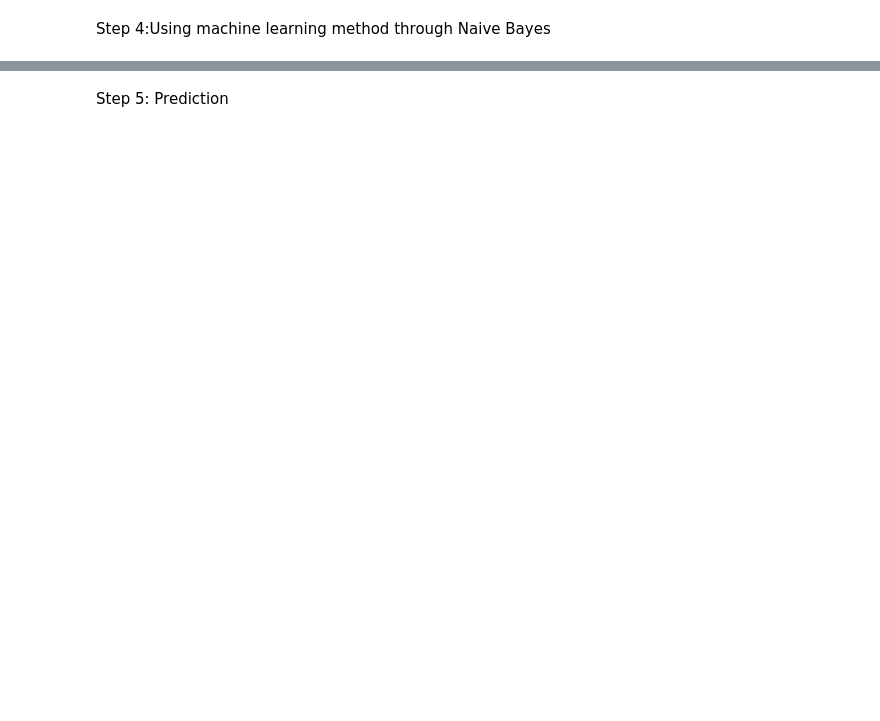
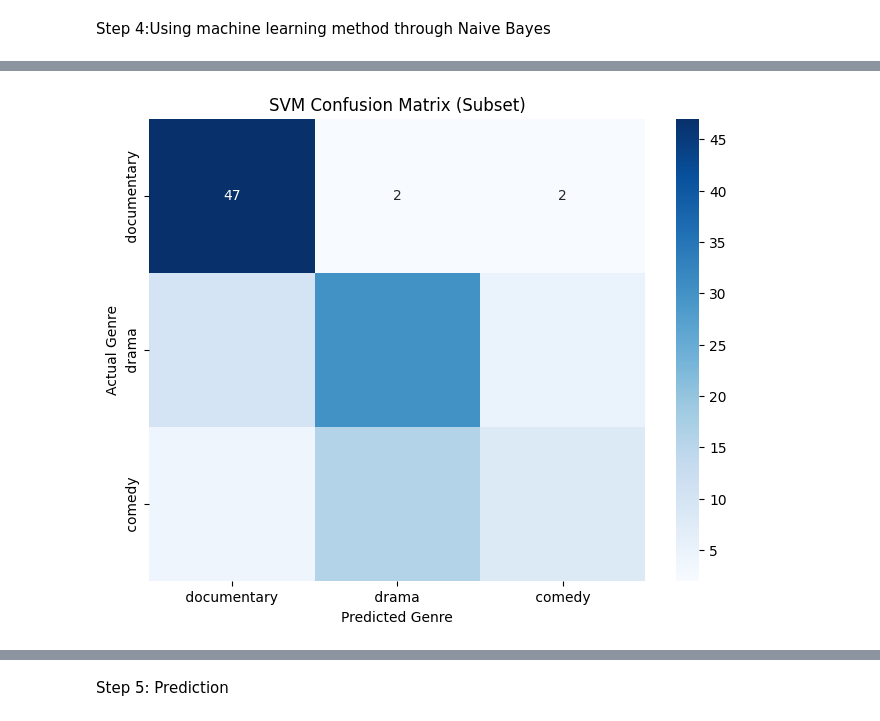
Before and after one commit to vivekkumar-akula/CODSOFT-ML-INTERNSHIP, a Jupyter notebook: Task 1:Movie Genre Classification/MovieGenreClassification.ipynb, the cells around one changed output, grey strips where cells are left out. Saved outputs shown, nothing was run; the diff lists cells and outputs as text; code cells hidden in the pictures; blank space fills up the shorter version.

```diff
--- a/Task 1:Movie Genre Classification/MovieGenreClassification.ipynb
+++ b/Task 1:Movie Genre Classification/MovieGenreClassification.ipynb
@@ -180,0 +186,5 @@ plt.show()
+# %%
+# SVM
+svm_classifier_filtered_subset = LinearSVC(max_iter=10000)
+svm_classifier_filtered_subset.fit(X_train_filtered_subset, y_train_filtered_subset)
+y_pred_svm_filtered_subset = svm_classifier_filtered_subset.predict(X_val_filtered_subset)
@@ -180,0 +196,4 @@ plt.show()
+# %%
+conf_matrix_svm_filtered_subset = confusion_matrix(y_val_filtered_subset, y_pred_svm_filtered_subset, labels=top_3_genres)
+report_svm_filtered_subset = classification_report(y_val_filtered_subset, y_pred_svm_filtered_subset, target_names=top_3_genres)
+accuracy_svm_filtered_subset = accuracy_score(y_val_filtered_subset, y_pred_svm_filtered_subset)
@@ -180,0 +210,9 @@ plt.show()
+# %%
+plt.figure(figsize=(8, 6))
+sns.heatmap(conf_matrix_svm_filtered_subset, annot=True, fmt='d', cmap="Blues", xticklabels=top_3_genres, yticklabels=top_3_genres)
+plt.ylabel('Actual Genre')
+plt.xlabel('Predicted Genre')
+plt.title('SVM Confusion Matrix (Subset)')
+plt.show()
+# %% [output]
+[figure, added]
```
Also changed, not shown: parts of 16 cells of this notebook.
